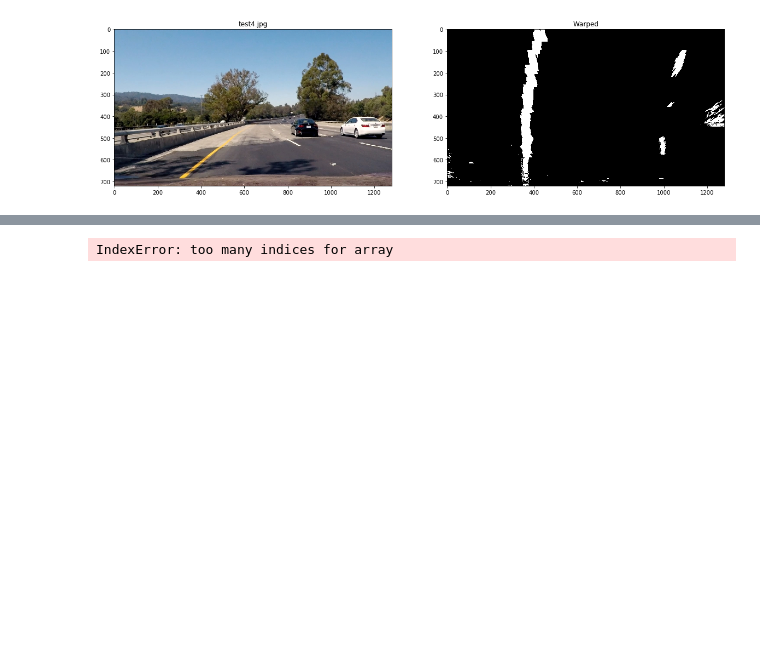
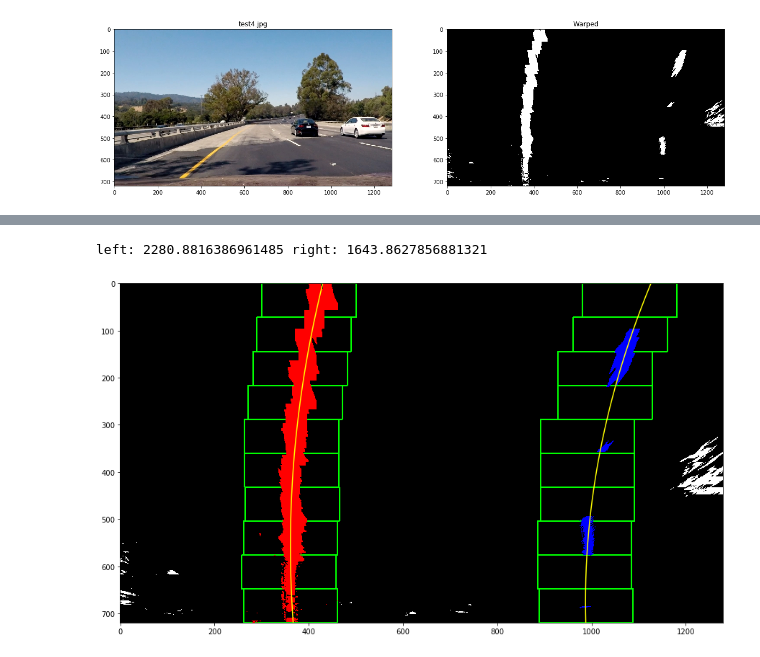
Before and after one commit to rodrigoAMF/SDCND-Udacity, a Jupyter notebook: P2-Advanced-Lane-Lines/4 - Lane Detection.ipynb, the cells around one changed output, grey strips where cells are left out. Saved outputs shown, nothing was run; the diff lists cells and outputs as text; code cells hidden in the pictures; blank space fills up the shorter version.

Commit message:
Lane detection done

```diff
--- a/P2-Advanced-Lane-Lines/4 - Lane Detection.ipynb
+++ b/P2-Advanced-Lane-Lines/4 - Lane Detection.ipynb
@@ -31,6 +21,0 @@ def hist(img):
-# %%
-histogram = hist(warped)
-
-plt.figure(figsize=(20,10))
-plt.plot(histogram)
-plt.show()
@@ -140,4 +146,39 @@ utils.plot_image(out_img)
-# %%
-non_zero_x[left_lane['indices']]
-# %% [output]
-IndexError: too many indices for array
+# %%
+def fit_polynomial(warped):
+    left_x, left_y, right_x, right_y, out_img = find_lane_sliding_windows(warped)
+
+    # coefficients from Ex: 2x² + 5x + 4 = [2, 5, 4]
+    # np.polyfit finds the values that solves a n degree equation that describes the given points
+    left_coefficients = np.polyfit(left_y, left_x, 2)
+    right_coefficients = np.polyfit(right_y, right_x, 2)
+
+    # generate y values to plot the lane line to later get x position and plot the line
+    # Ex: f(y) = 2y² + 5y + 4. I'm here generating values for y
+    # This function generate warped.shape[0](720) values from [0, warped.shape[0]-1(719)]
+    y_values = np.linspace(0, warped.shape[0]-1, warped.shape[0])
+
+    # get the x values from the y values previsiously generated
+    left_x_values  = left_coefficients[0] * y_values**2 + left_coefficients[1] * y_values + left_coefficients[2]
+    right_x_values = right_coefficients[0] * y_values**2 + right_coefficients[1] * y_values + right_coefficients[2]
+
+    left_curverature, right_curverature = utils.measure_curvature_pixels(left_coefficients, right_coefficients, y_values)
+    print("left: {0} right: {1}".format(left_curverature, right_curverature))
+
+    ## Visualization ##
+    # Colors in the left and right lane regions
+    out_img[left_y, left_x] = [255, 0, 0]
+    out_img[right_y, right_x] = [0, 0, 255]
+
+    # Plots the left and right polynomials on the lane lines
+    plt.figure(figsize = (15,15))
+    plt.plot(left_x_values, y_values, color='yellow')
+    plt.plot(right_x_values, y_values, color='yellow')
+
+    return out_img
+# %%
+out_img = fit_polynomial(warped)
+plt.imshow(out_img)
+plt.show()
+# %% [output]
+left: 2280.8816386961485 right: 1643.8627856881321
+[figure, added]
```
Also changed, not shown: parts of 8 cells of this notebook, 2 other files.
